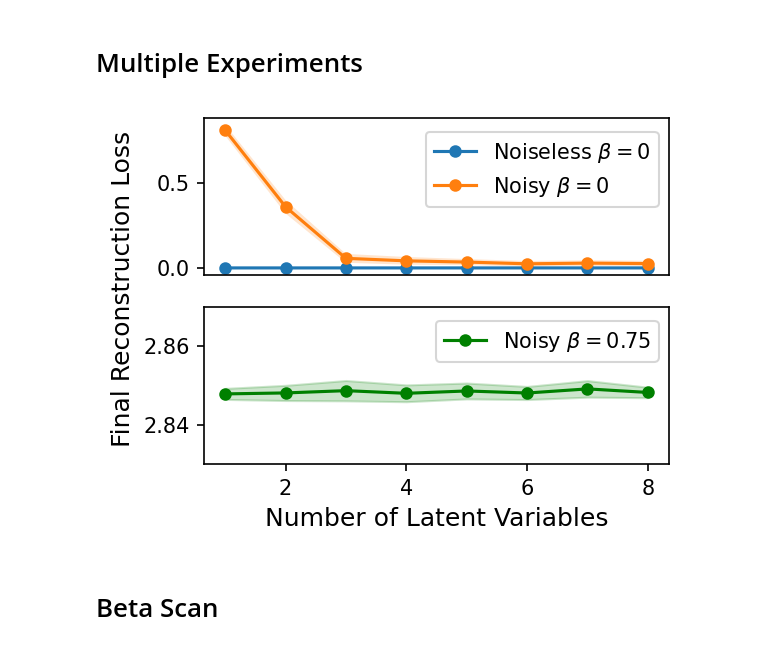
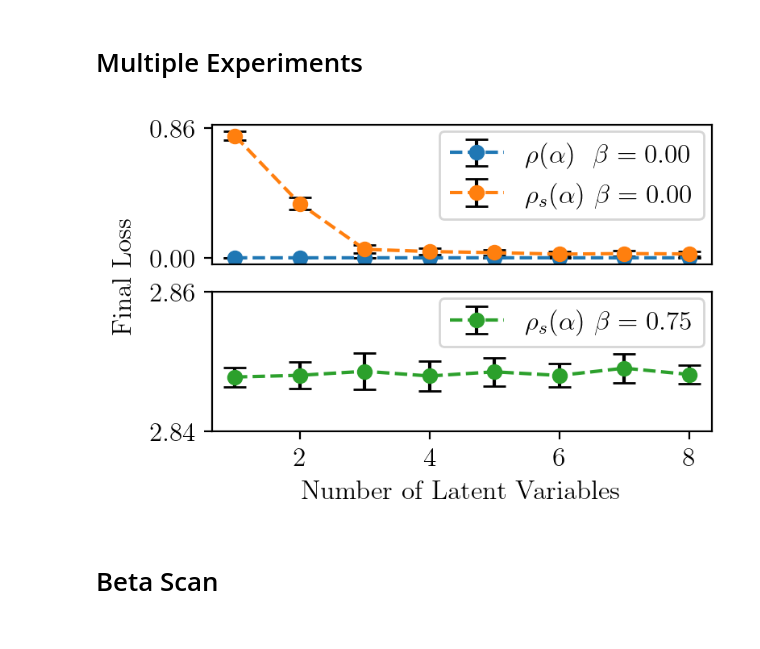
Before and after one commit to FelixFrohnertDB/Quantum-State-VAE, a Jupyter notebook: Analysis.ipynb, the cells around one changed output. Cells and saved outputs as stored; diff of their text form; code cells hidden in the pictures.

```diff
--- a/Analysis.ipynb
+++ b/Analysis.ipynb
@@ -436,46 +860,59 @@ for cnt_1, inx in enumerate(lat_arr):
         recon_loss_noise[cnt_1][cnt_2] = read_dictionary["reconstruction_loss"][-1]
 
         read_dictionary = np.load('noise_075beta_latent/history_{}_1_{}.npy'.format(inx,cnt_2),allow_pickle='TRUE').item()
         recon_loss_noise_075[cnt_1][cnt_2] = read_dictionary["reconstruction_loss"][-1]
 
 av_recon_loss_arr_noiseless = np.average(recon_loss_noiseless,axis=1)
 std_recon_loss_arr_noiseless = np.std(recon_loss_noiseless,axis=1)
 
 av_recon_loss_arr_noise = np.average(recon_loss_noise,axis=1)
 std_recon_loss_arr_noise = np.std(recon_loss_noise,axis=1)
 
 av_recon_loss_arr_noise_075 = np.average(recon_loss_noise_075,axis=1)
 std_recon_loss_arr_noise_075 = np.std(recon_loss_noise_075,axis=1)
 
-fig, ax = plt.subplots(2,1,figsize=(4, 3),dpi=150)
+fig, ax = plt.subplots(2,1)
 
 
-ax[0].plot(lat_arr, av_recon_loss_arr_noiseless, marker='o', markersize="5",label="Noiseless $\\beta=0$")
-ax[0].fill_between(lat_arr, (av_recon_loss_arr_noiseless - std_recon_loss_arr_noiseless).flatten(), (av_recon_loss_arr_noiseless + std_recon_loss_arr_noiseless).flatten(), alpha=0.2)
+# ax[0].plot(lat_arr, av_recon_loss_arr_noiseless, marker='o', markersize="5",label="$\\rho(\\alpha)\ \  \\beta=0.00$")
+# ax[0].fill_between(lat_arr, (av_recon_loss_arr_noiseless - std_recon_loss_arr_noiseless).flatten(), (av_recon_loss_arr_noiseless + std_recon_loss_arr_noiseless).flatten(), alpha=0.2)
 
-ax[0].plot(lat_arr, av_recon_loss_arr_noise, marker='o', markersize="5",label="Noisy $\\beta=0$")
-ax[0].fill_between(lat_arr, (av_recon_loss_arr_noise - std_recon_loss_arr_noise).flatten(), (av_recon_loss_arr_noise + std_recon_loss_arr_noise).flatten(), alpha=0.2)
+# ax[0].plot(lat_arr, av_recon_loss_arr_noise, marker='o', markersize="5",label="$\\rho_s(\\alpha)\ \\beta=0.00$")
+# ax[0].fill_between(lat_arr, (av_recon_loss_arr_noise - std_recon_loss_arr_noise).flatten(), (av_recon_loss_arr_noise + std_recon_loss_arr_noise).flatten(), alpha=0.2)
 
-ax[1].plot(lat_arr, av_recon_loss_arr_noise_075, marker='o', markersize="5",label="Noisy $\\beta=0.75$",c="green")
-ax[1].fill_between(lat_arr, (av_recon_loss_arr_noise_075 - std_recon_loss_arr_noise_075).flatten(), (av_recon_loss_arr_noise_075 + std_recon_loss_arr_noise_075).flatten(), alpha=0.2,color="green")
+# ax[1].plot(lat_arr, av_recon_loss_arr_noise_075, marker='o', markersize="5",label="$\\rho_s(\\alpha)\ \\beta=0.75$",c="green")
+# ax[1].fill_between(lat_arr, (av_recon_loss_arr_noise_075 - std_recon_loss_arr_noise_075).flatten(), (av_recon_loss_arr_noise_075 + std_recon_loss_arr_noise_075).flatten(), alpha=0.2,color="green")
 
 
-ax[1].set_xlabel("Number of Latent Variables",fontsize=12)
+ax[0].errorbar(lat_arr, av_recon_loss_arr_noiseless.flatten(),std_recon_loss_arr_noiseless.flatten(),ls='--',marker="o",capsize=5, capthick=1, ecolor='black',label="$\\rho(\\alpha)\ \  \\beta=0.00$")
+ax[0].errorbar(lat_arr, av_recon_loss_arr_noise.flatten(),std_recon_loss_arr_noise.flatten(),ls='--',marker="o",capsize=5, capthick=1, ecolor='black',label="$\\rho_s(\\alpha)\  \\beta=0.00$")
+
+ax[1].errorbar(lat_arr, av_recon_loss_arr_noise_075.flatten(),std_recon_loss_arr_noise_075.flatten(),ls='--',marker="o",capsize=5, capthick=1, ecolor='black',label="$\\rho_s(\\alpha)\ \\beta=0.75$",color="C2")
+
+
+
+ax[1].set_xlabel("Number of Latent Variables")
 # ax[0].set_ylabel("Final Reconstruction Loss",fontsize=12)
 
 ax[0].set_xticks([])
 
-ax[1].set_ylim([2.83,2.87])
+ax[1].set_ylim([2.84,2.86])
+ax[1].set_yticks([2.84,2.86])
+
+ax[0].set_yticks([0,0.86])
 
 # fig.legend(bbox_to_anchor=(0.9, 0.88))
 
-ax[0].legend(bbox_to_anchor=(1.0, 0.975))
-ax[1].legend(bbox_to_anchor=(1.0, 0.975))
+ax[0].legend(bbox_to_anchor=(1.01, 1.05))
+ax[1].legend(bbox_to_anchor=(1.01, 1.05))
 
-fig.text(-0.03, 0.5, 'Final Reconstruction Loss', va='center', rotation='vertical',fontsize=12)
+
+
+fig.text(-0.03, 0.5, 'Final Loss', va='center', rotation='vertical',fontsize=12)
+plt.savefig("/home/felix/Downloads/fig3_reconloss.pdf",bbox_inches="tight",pad_inches=0.1)
 plt.show()
 # %% [output]
-[figure, old version]
+[figure, new version]
 # %% [markdown]
 # Beta Scan
 # %%
```
Also changed, not shown: parts of 77 cells of this notebook, 1 other file.
